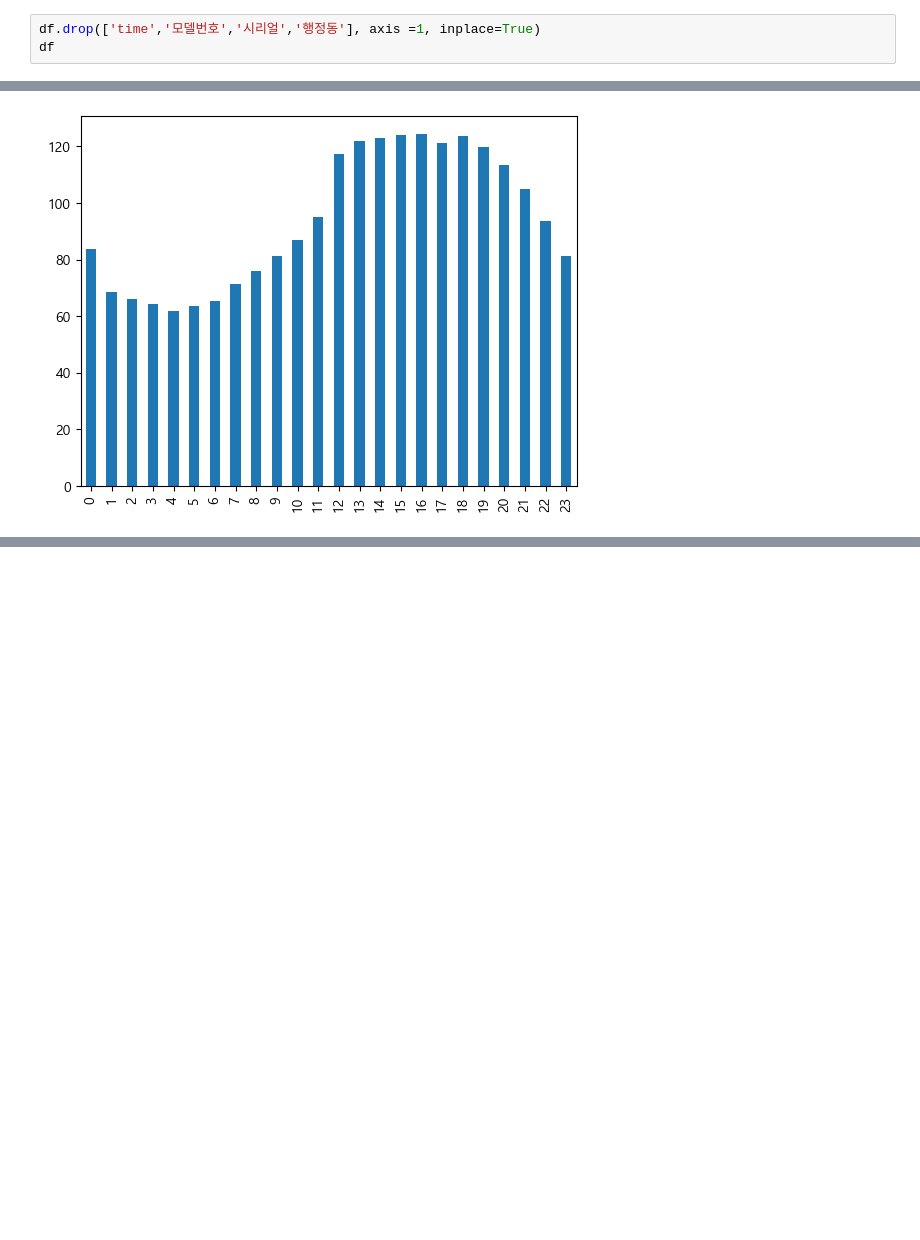
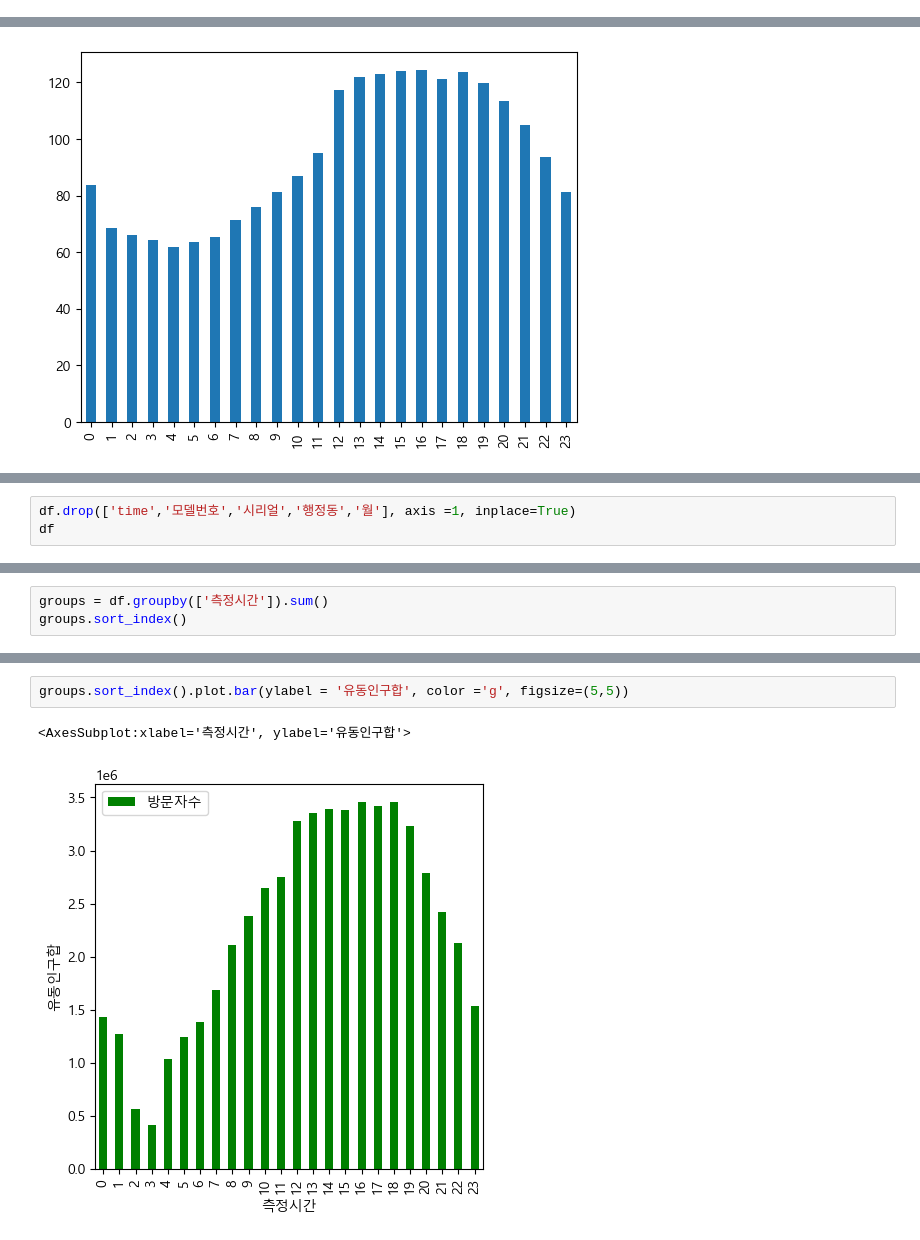
Before and after one commit to Aimerlee123/Python-teamproject, a Jupyter notebook: 유동인구분석 (1).ipynb, the cells around one changed output, grey strips where cells are left out. Saved outputs shown, nothing was run; the diff lists cells and outputs as text; blank space fills up the shorter version.

```diff
--- a/유동인구분석 (1).ipynb
+++ b/유동인구분석 (1).ipynb
@@ -133,3 +117,0 @@ Name: 자치구, Length: 474274, dtype: bool
-# %%
-df.drop(['time','모델번호','시리얼','행정동'], axis =1, inplace=True)
-df
@@ -209,0 +150,3 @@ g20['방문자수'].plot.bar()
+# %%
+df.drop(['time','모델번호','시리얼','행정동','월'], axis =1, inplace=True)
+df
@@ -209,0 +167,3 @@ g20['방문자수'].plot.bar()
+# %%
+groups = df.groupby(['측정시간']).sum()
+groups.sort_index()
@@ -209,0 +189,5 @@ g20['방문자수'].plot.bar()
+# %%
+groups.sort_index().plot.bar(ylabel = '유동인구합', color ='g', figsize=(5,5))
+# %% [output]
+<AxesSubplot:xlabel='측정시간', ylabel='유동인구합'>
+[figure, added]
```
Also changed, not shown: parts of 11 cells of this notebook.
